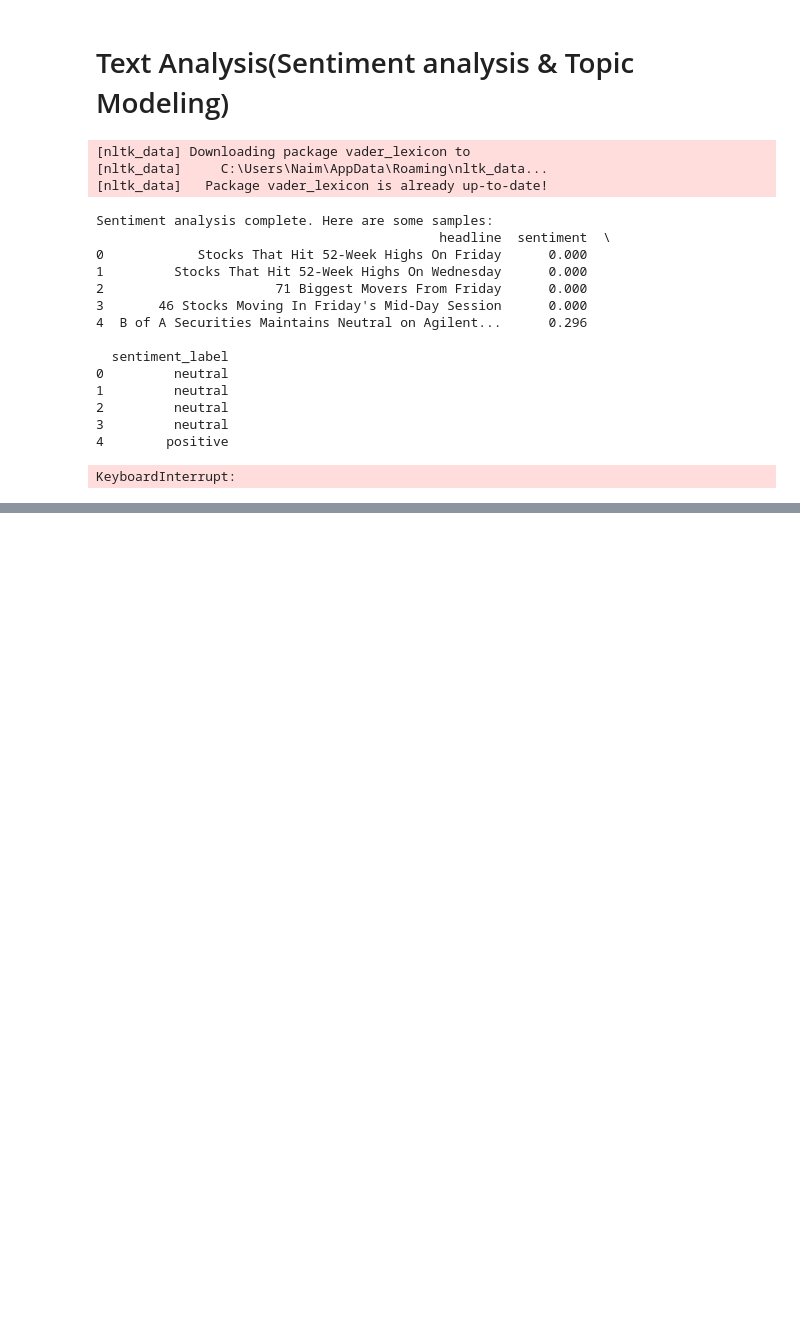
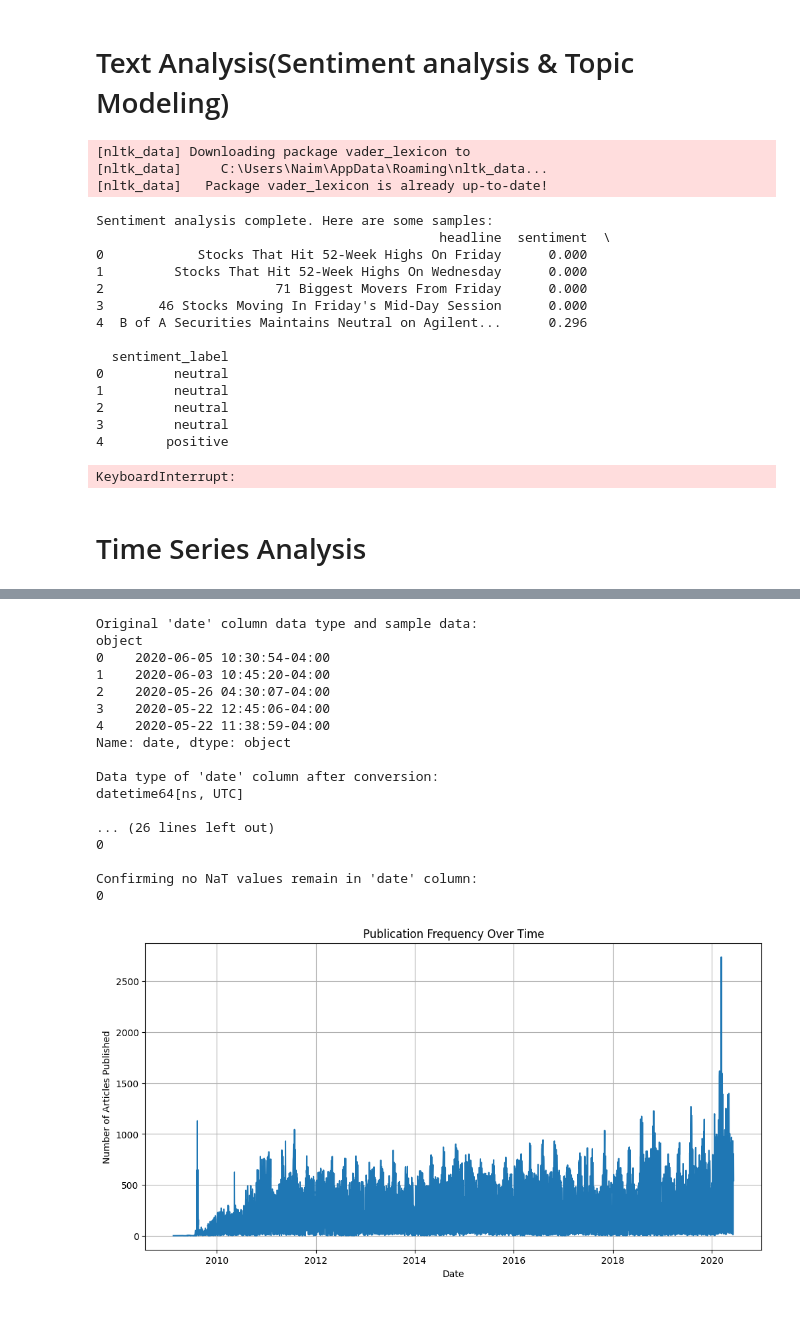
Before and after one commit to NaimaT15/Financial-News-and-Stock-Price-Integration-Dataset, a Jupyter notebook: notebooks/financial_analysis_notebook.ipynb, the cells around one changed output, grey strips where cells are left out. Saved outputs shown, nothing was run; the diff lists cells and outputs as text; code cells hidden in the pictures; blank space fills up the shorter version.

Commit message:
implementation of Publisher Analysis

```diff
--- a/notebooks/financial_analysis_notebook.ipynb
+++ b/notebooks/financial_analysis_notebook.ipynb
@@ -79,3 +79,19 @@ Sentiment analysis complete. Here are some samples:
 3         neutral
 4        positive
 KeyboardInterrupt:
+# %% [markdown]
+# Time Series Analysis
+# %%
+# Import necessary modules
+import sys
+import os
+sys.path.append(os.path.abspath('../scripts'))
+from financial_analysis import analyze_publication_frequency
+import pandas as pd
+
+# Load the raw analyst ratings data
+raw_analyst_ratings_df = pd.read_csv('../data/raw_analyst_ratings.csv')
+
+# Analyze publication frequency
+publication_counts = analyze_publication_frequency(raw_analyst_ratings_df)
+# %% [output]
@@ -81,0 +101,20 @@ KeyboardInterrupt:
+Original 'date' column data type and sample data:
+object
+0    2020-06-05 10:30:54-04:00
+1    2020-06-03 10:45:20-04:00
+2    2020-05-26 04:30:07-04:00
+3    2020-05-22 12:45:06-04:00
+4    2020-05-22 11:38:59-04:00
+Name: date, dtype: object
+
+Data type of 'date' column after conversion:
+datetime64[ns, UTC]
+
+... (26 lines left out)
+0
+
+Confirming no NaT values remain in 'date' column:
+0
+[figure, added]
+# %% [markdown]
+#
```
Also changed, not shown: parts of 3 cells of this notebook, 1 other file.
